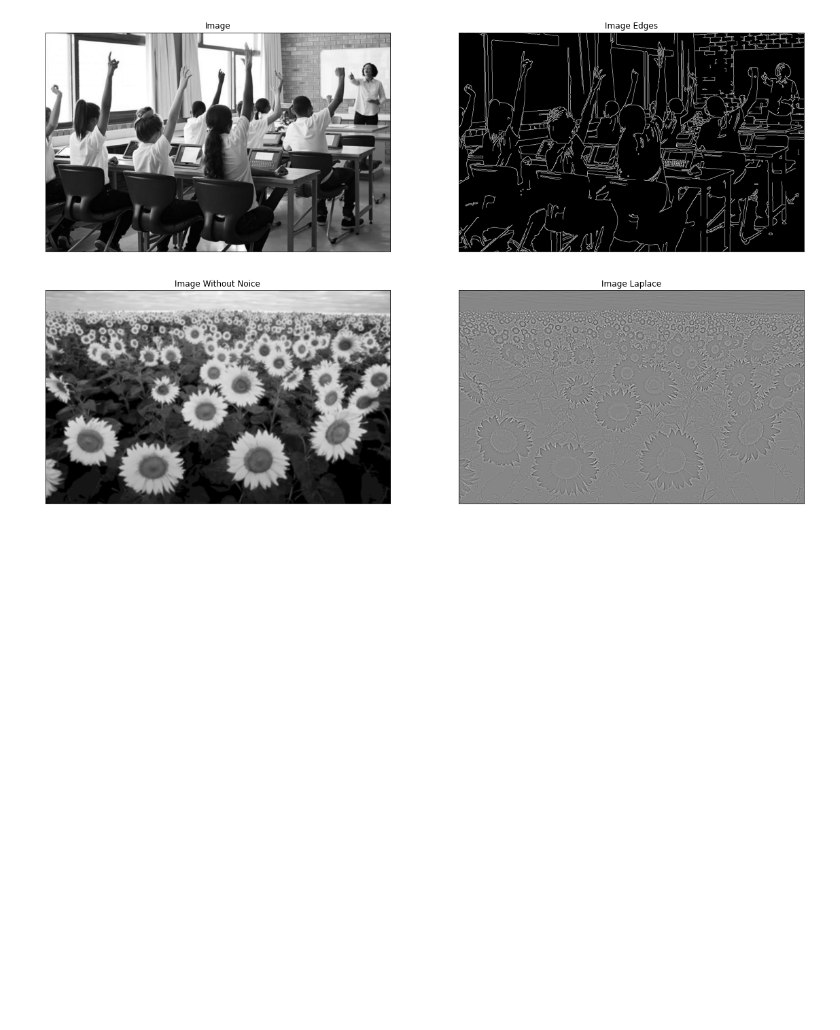
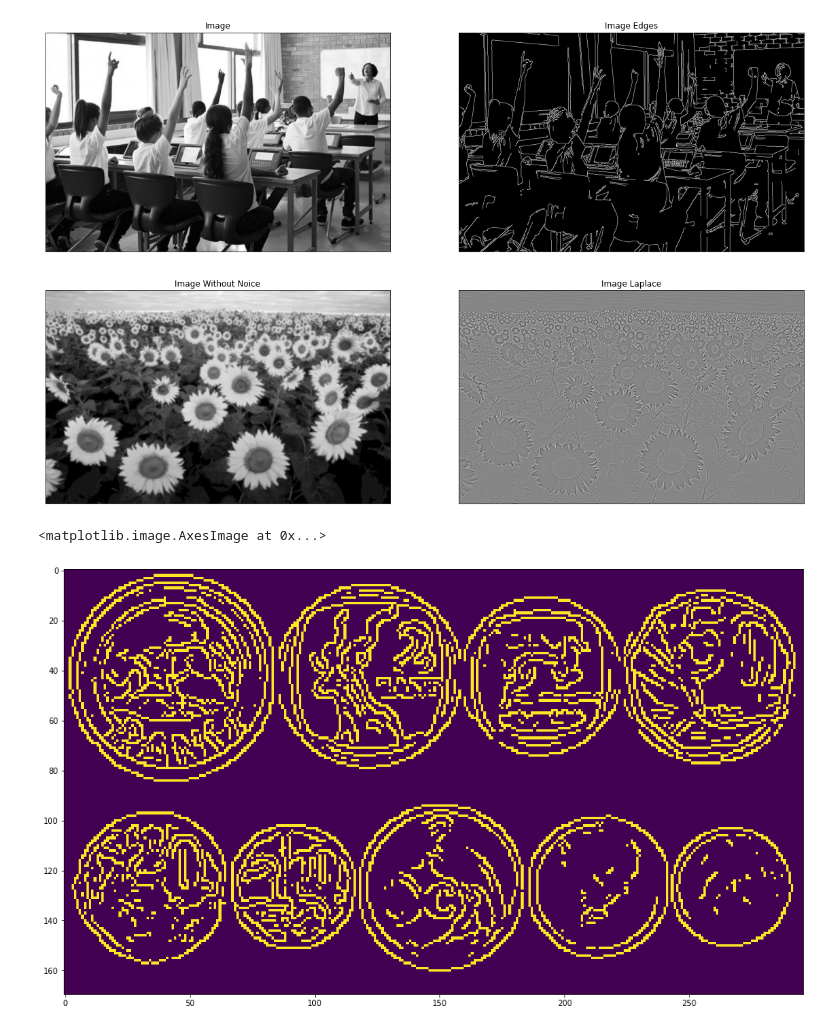
Before and after one commit to Travellerinfinity/Research-Project-A, a Jupyter notebook: blog_detection.ipynb, the cells around one changed output. Cells and saved outputs as stored; diff of their text form; code cells hidden in the pictures; blank space fills up the shorter version.

```diff
--- a/blog_detection.ipynb
+++ b/blog_detection.ipynb
@@ -58,3 +72,22 @@ for i in range(2):
 plt.show()
 # %% [output]
 [figure]
+# %%
+#Contour Detection
+
+import numpy as np
+
+image3 = cv2.imread("Bhindi.jpg",0)
+image4 = cv2.imread("coins.png",0)
+
+imageblur = cv2.GaussianBlur(image4, (3,3), 1)
+#imggray = cv2.cvtColor(imageblur, cv2.COLOR_BGR2GRAY)
+
+canny_img = cv2.Canny(imageblur, 140,140)
+
+plt.figure(figsize=(20,10))
+plt.imshow(canny_img)
+#imgblur = img
+# %% [output]
+<matplotlib.image.AxesImage at 0x...>
+[figure, added]
```
Also changed, not shown: parts of 6 cells of this notebook, 9 other files.
